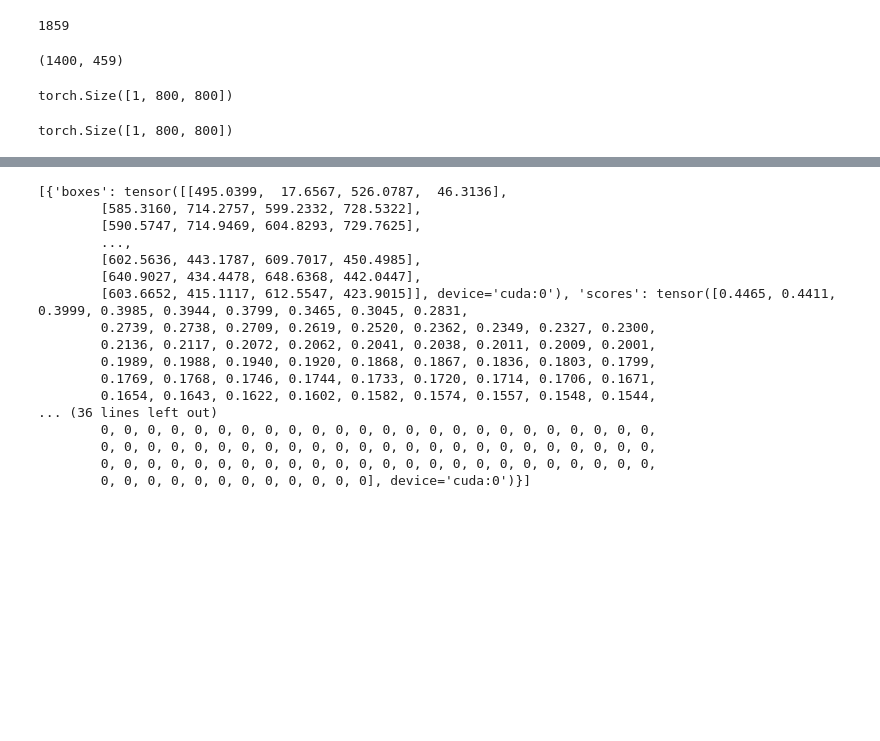
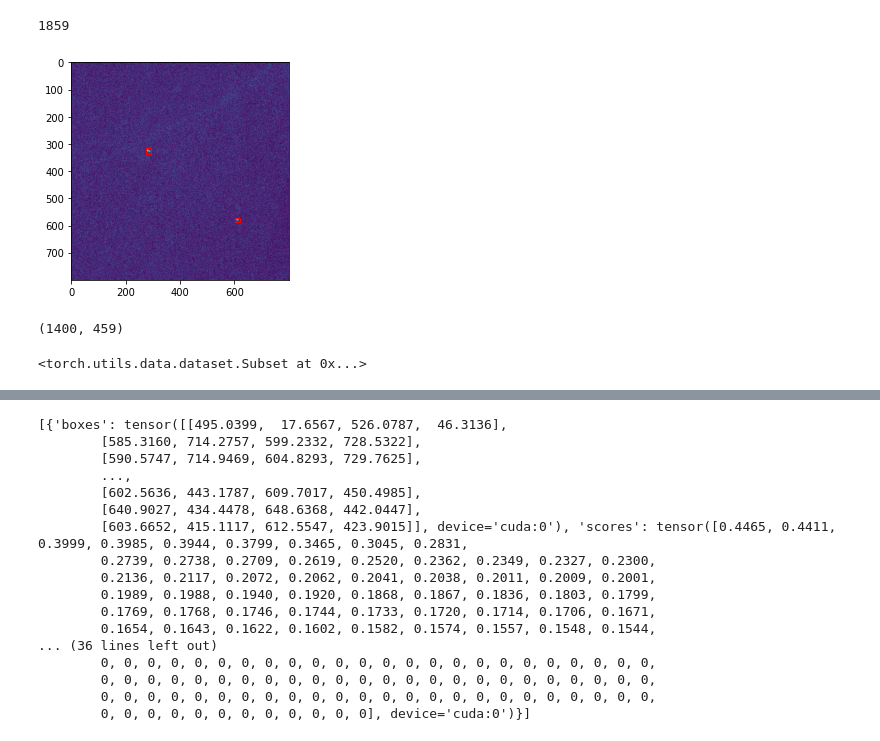
Before and after one commit to alexmak001/SAR-satelite-image-ship-detection, a Jupyter notebook: alex_notebooks/retinanetNoBack.ipynb, the cells around one changed output, grey strips where cells are left out. Saved outputs shown, nothing was run; the diff lists cells and outputs as text; code cells hidden in the pictures; blank space fills up the shorter version.

```diff
--- a/alex_notebooks/retinanetNoBack.ipynb
+++ b/alex_notebooks/retinanetNoBack.ipynb
@@ -91,17 +116,18 @@ class ShipDataset:
         # Read an image with OpenCV, gray scale
         image = cv2.imread(img_path,0)
         #image = cv2.cvtColor(image, cv2.COLOR_BGR2GRAY)
-        image = torch.tensor(image,dtype=torch.float32)
         image = image/255.0
-        image = torch.unsqueeze(image, dim=0)
         target = generate_target(label_path)
 
         #start_t = time.time()
         if self.transform:
-            augmented = self.transform(image=image)
-            #total_time = (time.time() - start_t)
-            image = augmented['image']
+            transformed = self.transform(image = image, bboxes = target['boxes'], labels = target['labels'])
+            image = transformed['image']
+            target = {'boxes':transformed['bboxes'], 'labels':transformed['labels']}
 
+        image = torch.tensor(image,dtype=torch.float32)
+
+        image = torch.unsqueeze(image, dim=0)
 
         return image, target #, total_time
 # %%
@@ -120,23 +147,40 @@ transform = A.Compose([
+# %%
+transform = A.Compose([
+    albumentations.OneOf([
+                          albumentations.HorizontalFlip(p=1),
+                          albumentations.RandomRotate90(p=1),
+                          albumentations.VerticalFlip(p=1)
+    ], p=1),
+    albumentations.OneOf([
+                          albumentations.MotionBlur(p=1),
+                          albumentations.OpticalDistortion(p=1),
+                          albumentations.GaussNoise(p=1)
+    ], p=1),
+    albumentations.pytorch.ToTensor()
+])
 # %%
 dataset = ShipDataset(
-    path = 'images/'
+    path = 'images/',
+    transform=transform
 )
 len(dataset)
 # %% [output]
 1859
+# %%
+img, annotation = dataset[0]
+# %%
+plot_image_from_output(img, annotation)
+# %% [output]
+[figure, added]
 # %%
 train_set, val_set = torch.utils.data.random_split(dataset, [1400,459])
 len(train_set), len(val_set)
 # %% [output]
 (1400, 459)
-# %%
-train_set[0][0].shape
-# %% [output]
-torch.Size([1, 800, 800])
-# %%
-val_set[0][0].shape
-# %% [output]
-torch.Size([1, 800, 800])
+# %%
+train_set
+# %% [output]
+<torch.utils.data.dataset.Subset at 0x...>
 # %%
 def collate_fn(batch):
     return tuple(zip(*batch))
```
Also changed, not shown: parts of 4 cells of this notebook, 1 other file.
